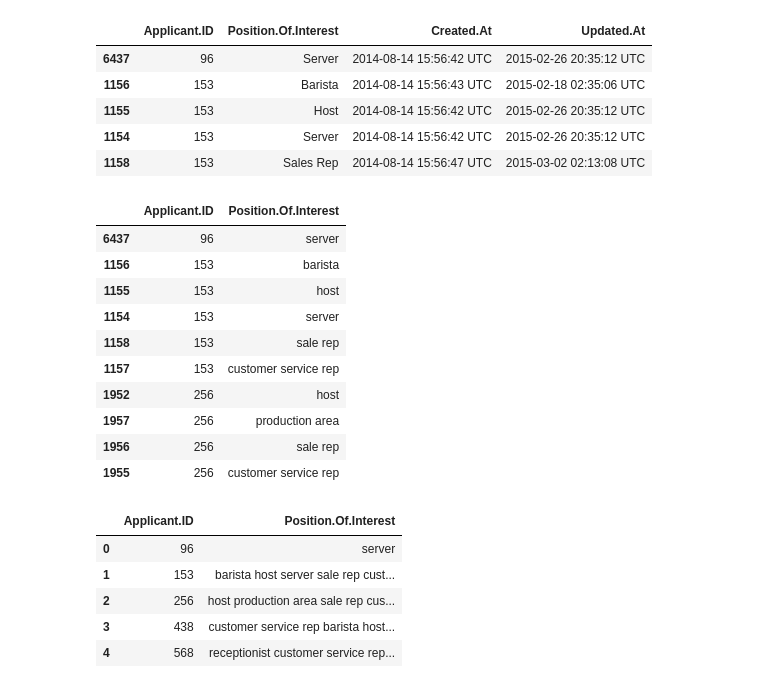
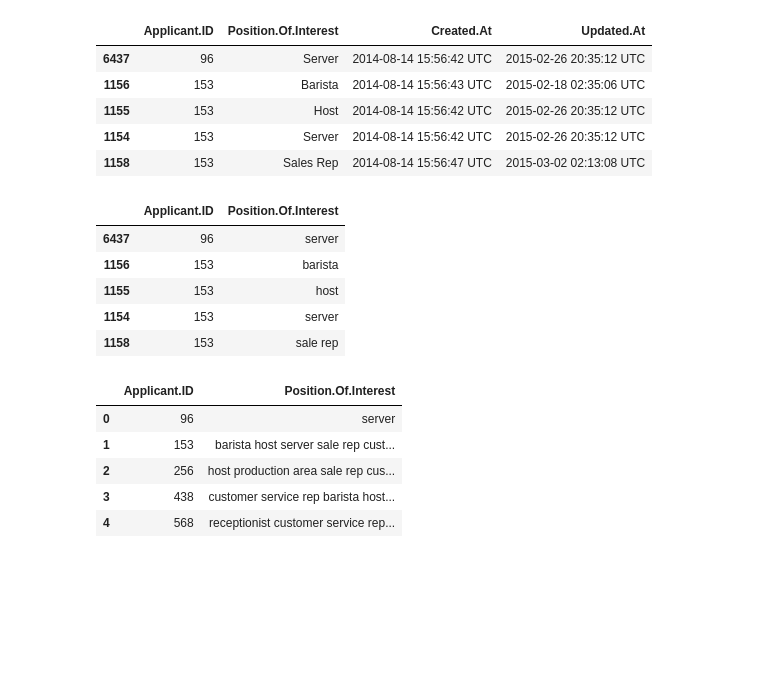
Before and after one commit to saishdesai23/Profile-based-Candidate-Job-Recommendation-System, a Jupyter notebook: Job_Recommendation_System.ipynb, the cells around one changed output. Drawn from its saved outputs; the diff is of its cells as text; code cells hidden in the pictures; blank space fills up the shorter version.

```diff
--- a/Job_Recommendation_System.ipynb
+++ b/Job_Recommendation_System.ipynb
@@ -358,24 +422,19 @@ poi_data.head()
 # %%
 # dropping the unwanted columns
 poi_data = poi_data.drop('Updated.At', 1)
 poi_data = poi_data.drop('Created.At', 1)
 
 #cleaning the text
 poi_data['Position.Of.Interest']=poi_data['Position.Of.Interest'].map(str).apply(text_clean_preprocess)
 poi_data = poi_data.fillna(" ")
-poi_data.head(10)
+poi_data.head()
 # %% [output]
 |  | Applicant.ID | Position.Of.Interest |
 | 6437 | 96 | server |
 | 1156 | 153 | barista |
 | 1155 | 153 | host |
 | 1154 | 153 | server |
 | 1158 | 153 | sale rep |
-| 1157 | 153 | customer service rep |
-| 1952 | 256 | host |
-| 1957 | 256 | production area |
-| 1956 | 256 | sale rep |
-| 1955 | 256 | customer service rep |
 # %%
 poi_data = poi_data.groupby('Applicant.ID', sort=True)['Position.Of.Interest'].apply(' '.join).reset_index()
 poi_data.head()
```
Also changed, not shown: parts of 91 cells of this notebook.
